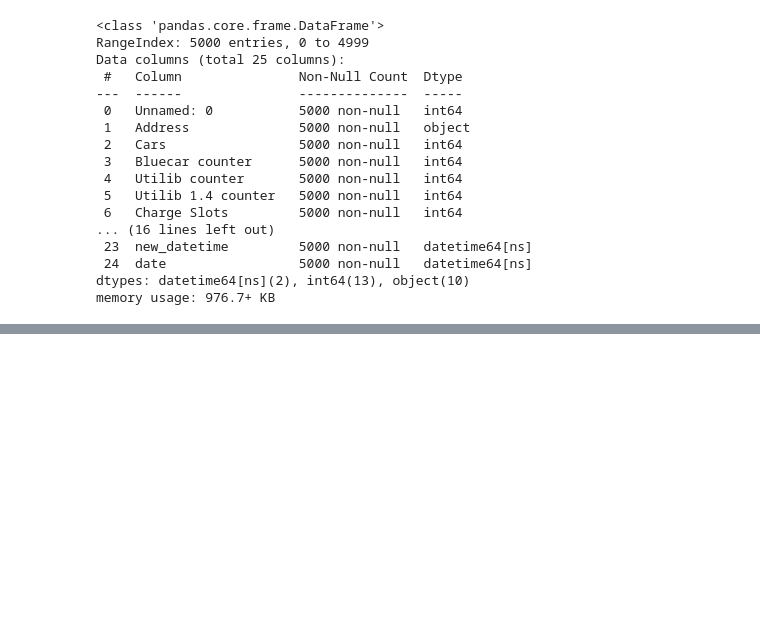
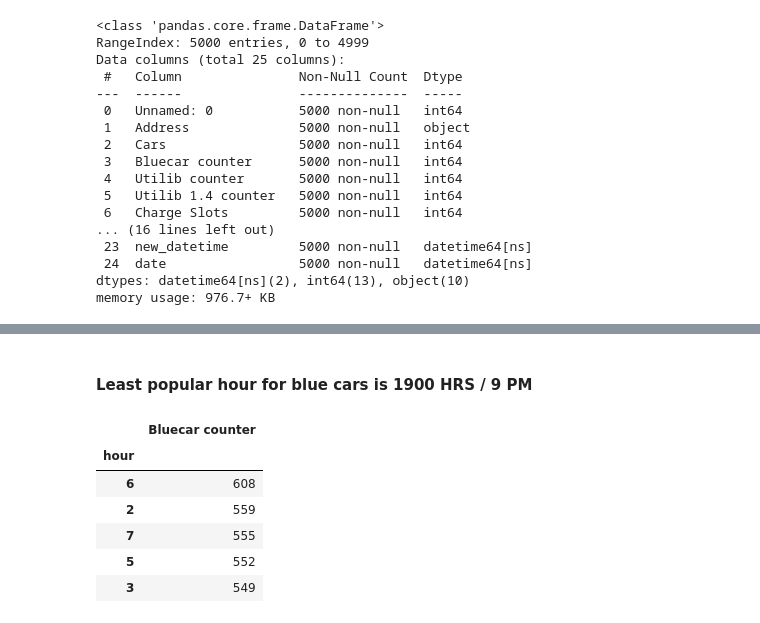
Before and after one commit to mbururyan/Electric-Car-Sharing, a Jupyter notebook: WK4_IP_Ryan_Mburu_Electric_Car_Sharing_Data_Mining.ipynb, the cells around one changed output, grey strips where cells are left out. Cells and saved outputs as stored; diff of their text form; code cells hidden in the pictures; blank space fills up the shorter version.

```diff
--- a/WK4_IP_Ryan_Mburu_Electric_Car_Sharing_Data_Mining.ipynb
+++ b/WK4_IP_Ryan_Mburu_Electric_Car_Sharing_Data_Mining.ipynb
@@ -323,0 +373,20 @@ memory usage: 976.7+ KB
+# %% [markdown]
+#### Least popular hour for blue cars is 1900 HRS / 9 PM
+# %%
+# Popular hour for Utilib cars
+
+#Grouped per hour
+grp_hour_utilib = df.groupby('hour')[['Utilib counter']].sum()
+grp_hour_utilib
+
+#Ranked from most popular
+pop_hour_utilib = grp_hour_utilib.sort_values(by='Utilib counter', ascending=0)
+pop_hour_blue.head()
+# %% [output]
+|  | Bluecar counter |
+| hour |  |
+| 6 | 608 |
+| 2 | 559 |
+| 7 | 555 |
+| 5 | 552 |
+| 3 | 549 |
```
Also changed, not shown: parts of 13 cells of this notebook.
